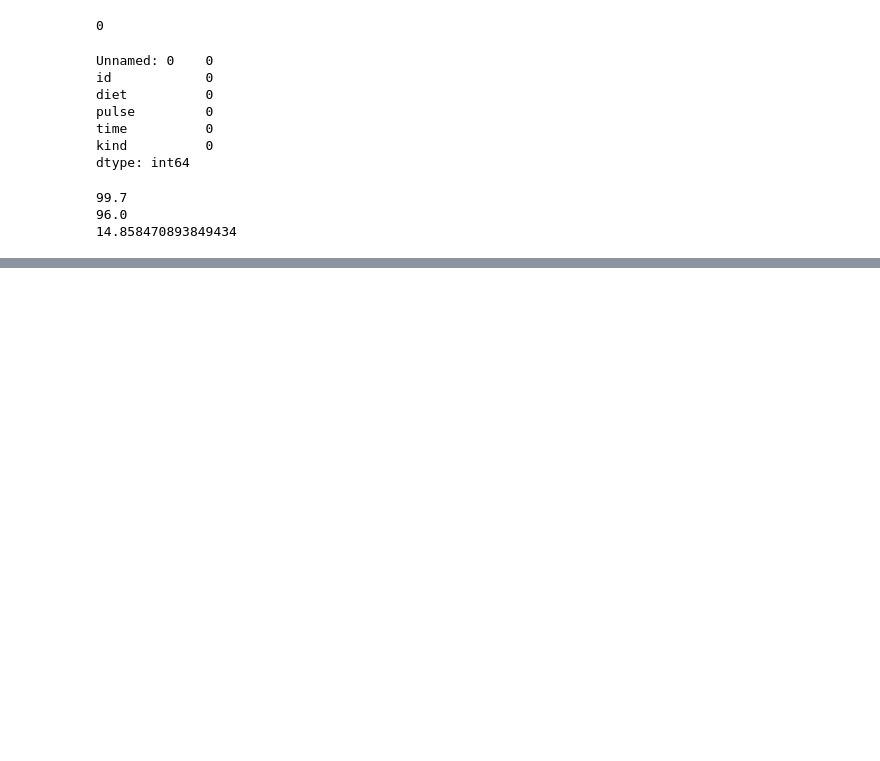
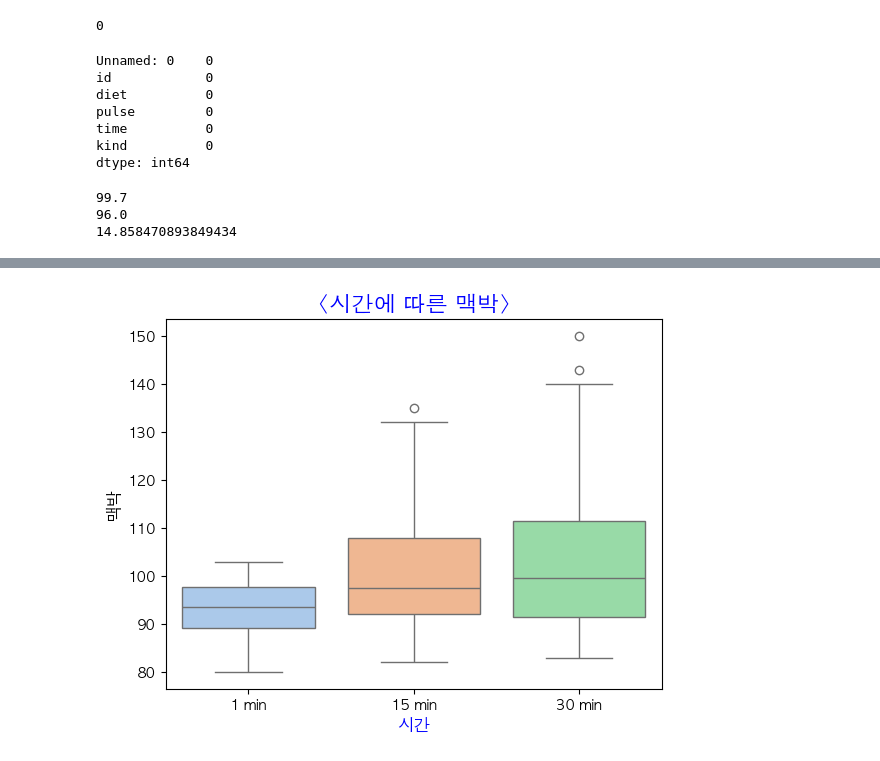
Before and after one commit to choewoojin/choewj, a Jupyter notebook: data_analysis/01_exercise/notebook/data_analysis.ipynb, the cells around one changed output, grey strips where cells are left out. Saved outputs shown, nothing was run; the diff lists cells and outputs as text; code cells hidden in the pictures; blank space fills up the shorter version.

```diff
--- a/data_analysis/01_exercise/notebook/data_analysis.ipynb
+++ b/data_analysis/01_exercise/notebook/data_analysis.ipynb
@@ -120,0 +144,10 @@ kind_pulse_mean
+# %%
+sns.boxplot(data=exercise_df, x='time', y='pulse', hue='time', palette='pastel')
+plt.title('<시간에 따른 맥박>', fontsize=16, fontweight='bold', color='blue')
+plt.xlabel('시간', fontsize=12, color='blue')
+plt.ylabel('맥박', fontsize=12)
+
+plt.savefig("../results/visualizations/individual_sample_results/pulse_by_time")
+plt.show()
+# %% [output]
+[figure, added]
```
Also changed, not shown: parts of 9 cells of this notebook, 9 other files.
